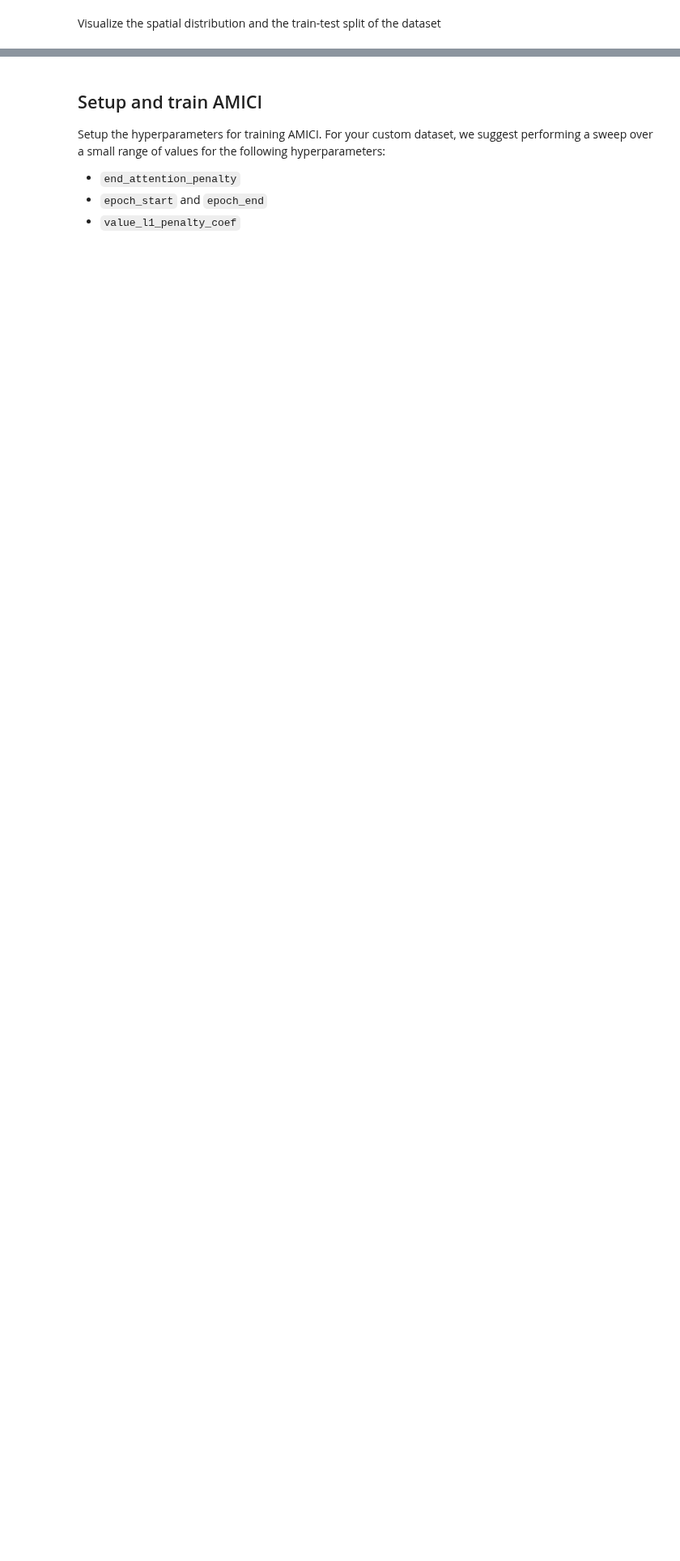
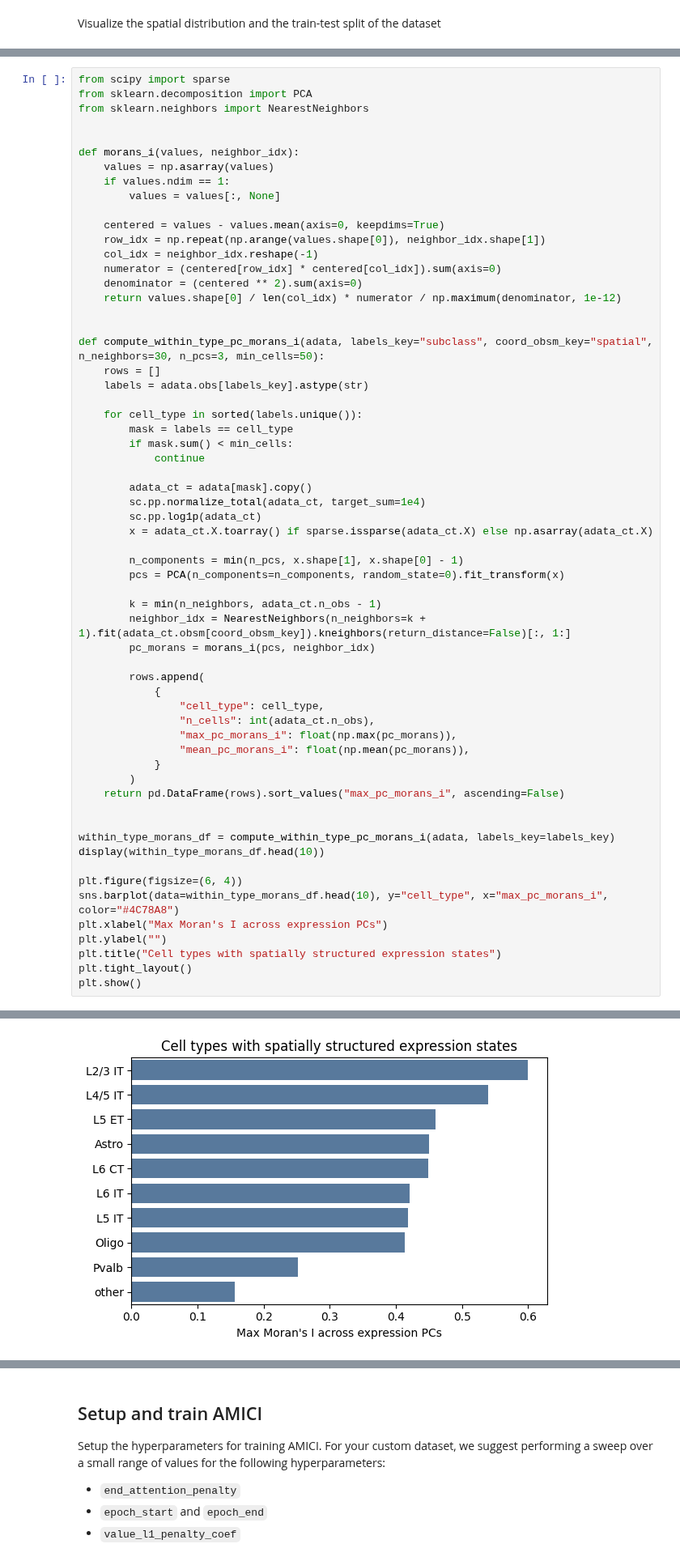
Before and after one commit to azizilab/amici, a Jupyter notebook: examples/basic_usage.ipynb, the cells around one changed output, grey strips where cells are left out. Shown at 81% size. Saved outputs shown, nothing was run; the diff lists cells and outputs as text; blank space fills up the shorter version.

```diff
--- a/examples/basic_usage.ipynb
+++ b/examples/basic_usage.ipynb
@@ -136,0 +188,62 @@ visualize_spatial_distribution(adata)
+# %%
+from scipy import sparse
+from sklearn.decomposition import PCA
+from sklearn.neighbors import NearestNeighbors
+
+
+def morans_i(values, neighbor_idx):
+    values = np.asarray(values)
+    if values.ndim == 1:
+        values = values[:, None]
+
+    centered = values - values.mean(axis=0, keepdims=True)
+    row_idx = np.repeat(np.arange(values.shape[0]), neighbor_idx.shape[1])
+    col_idx = neighbor_idx.reshape(-1)
+    numerator = (centered[row_idx] * centered[col_idx]).sum(axis=0)
+    denominator = (centered ** 2).sum(axis=0)
+    return values.shape[0] / len(col_idx) * numerator / np.maximum(denominator, 1e-12)
+
+
+def compute_within_type_pc_morans_i(adata, labels_key="subclass", coord_obsm_key="spatial", n_neighbors=30, n_pcs=3, min_cells=50):
+    rows = []
+    labels = adata.obs[labels_key].astype(str)
+
+    for cell_type in sorted(labels.unique()):
+        mask = labels == cell_type
+        if mask.sum() < min_cells:
+            continue
+
+        adata_ct = adata[mask].copy()
+        sc.pp.normalize_total(adata_ct, target_sum=1e4)
+        sc.pp.log1p(adata_ct)
+        x = adata_ct.X.toarray() if sparse.issparse(adata_ct.X) else np.asarray(adata_ct.X)
+
+        n_components = min(n_pcs, x.shape[1], x.shape[0] - 1)
+        pcs = PCA(n_components=n_components, random_state=0).fit_transform(x)
+
+        k = min(n_neighbors, adata_ct.n_obs - 1)
+        neighbor_idx = NearestNeighbors(n_neighbors=k + 1).fit(adata_ct.obsm[coord_obsm_key]).kneighbors(return_distance=False)[:, 1:]
+        pc_morans = morans_i(pcs, neighbor_idx)
+
+        rows.append(
+            {
+                "cell_type": cell_type,
+                "n_cells": int(adata_ct.n_obs),
+                "max_pc_morans_i": float(np.max(pc_morans)),
+                "mean_pc_morans_i": float(np.mean(pc_morans)),
+            }
+        )
+    return pd.DataFrame(rows).sort_values("max_pc_morans_i", ascending=False)
+
+
+within_type_morans_df = compute_within_type_pc_morans_i(adata, labels_key=labels_key)
+display(within_type_morans_df.head(10))
+
+plt.figure(figsize=(6, 4))
+sns.barplot(data=within_type_morans_df.head(10), y="cell_type", x="max_pc_morans_i", color="#4C78A8")
+plt.xlabel("Max Moran's I across expression PCs")
+plt.ylabel("")
+plt.title("Cell types with spatially structured expression states")
+plt.tight_layout()
+plt.show()
+# %% [output]
@@ -136,0 +278 @@ visualize_spatial_distribution(adata)
+[figure, added]
```
Also changed, not shown: parts of 7 cells of this notebook, 3 other files.
